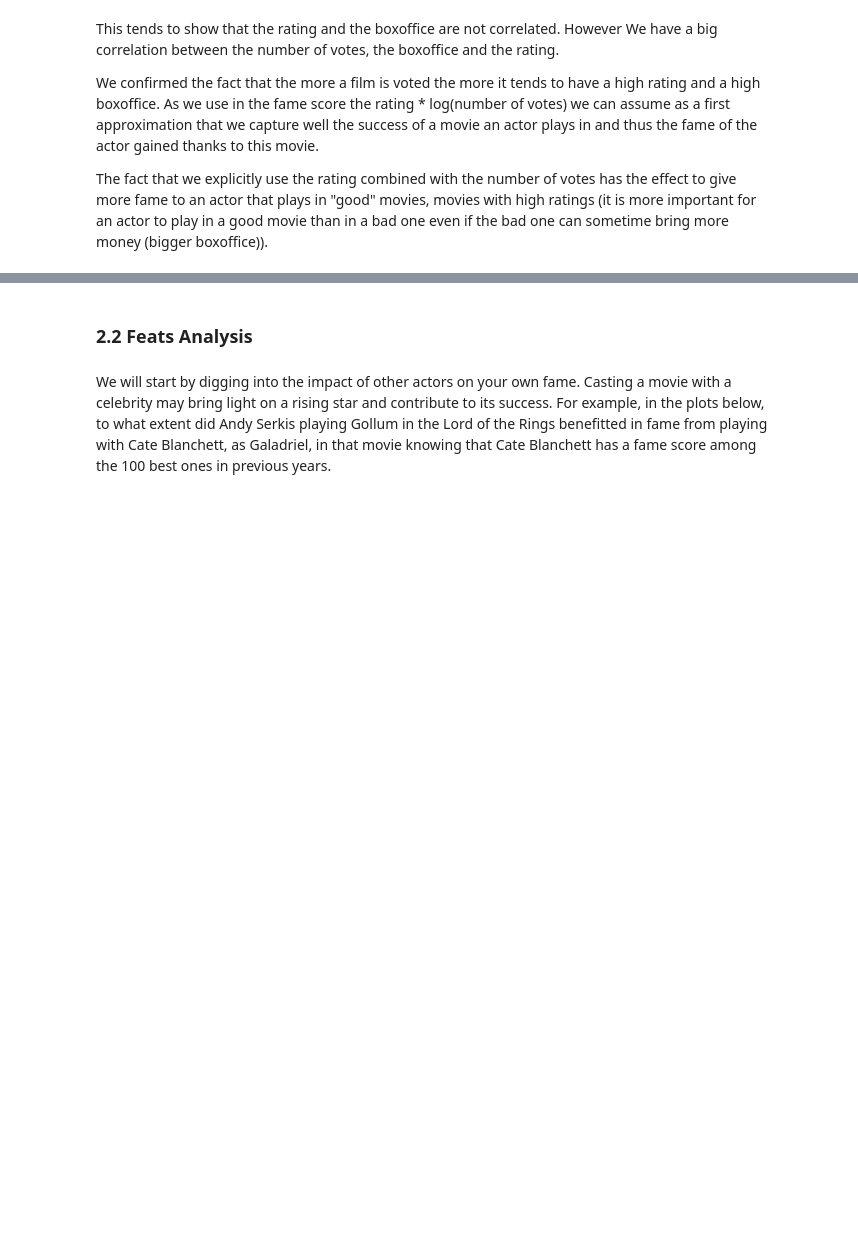
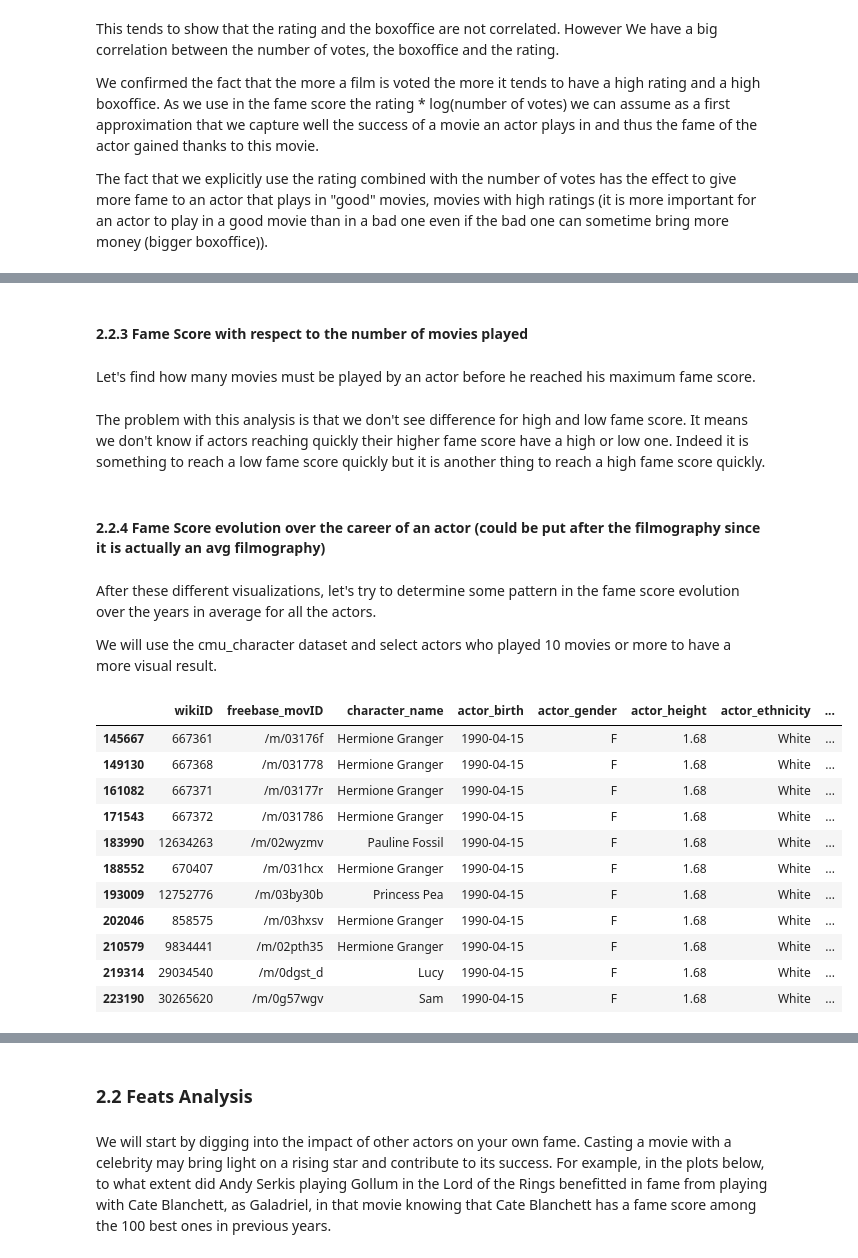
Before and after one commit to epfl-ada/ada-2023-project-lasempanadas, a Jupyter notebook: project_milestone_3.ipynb, the cells around one changed output, grey strips where cells are left out. Saved outputs shown, nothing was run; the diff lists cells and outputs as text; code cells hidden in the pictures; blank space fills up the shorter version.

```diff
--- a/project_milestone_3.ipynb
+++ b/project_milestone_3.ipynb
@@ -675,0 +866,4 @@ The fact that we explicitly use the rating combined with the number of votes has
+# %% [markdown]
+#### 2.2.3 Fame Score with respect to the number of movies played
+# %% [markdown]
+Let's find how many movies must be played by an actor before he reached his maximum fame score.
@@ -675,0 +917,2 @@ The fact that we explicitly use the rating combined with the number of votes has
+# %% [markdown]
+The problem with this analysis is that we don't see difference for high and low fame score. It means we don't know if actors reaching quickly their higher fame score have a high or low one. Indeed it is something to reach a low fame score quickly but it is another thing to reach a high fame score quickly.
@@ -675,0 +986,33 @@ The fact that we explicitly use the rating combined with the number of votes has
+# %% [markdown]
+#### 2.2.4 Fame Score evolution over the career of an actor (could be put after the filmography since it is actually an avg filmography)
+# %% [markdown]
+After these different visualizations, let's try to determine some pattern in the fame score evolution over the years in average for all the actors.
+
+We will use the cmu_character dataset and select actors who played 10 movies or more to have a more visual result.
+# %%
+# Convert 'release_date' to datetime
+cmu_character['release_date'] = pd.to_datetime(cmu_character['release_date'], errors='coerce', format='mixed')
+# Transform 'release_date' into 'release_year'
+cmu_character['release_year'] = cmu_character['release_date'].dt.year
+# Create a new column 'number_films' in cmu_character (use freebase_actorID instead of actor_name since there are actors with same name)
+cmu_character['number_films'] = cmu_character.groupby('freebase_actorID')['freebase_actorID'].transform('count')
+# Remove rows where actor_age_at_release is negative
+cmu_character = cmu_character[cmu_character['actor_age_at_release'] >= 0].copy()
+# Sort the values by year
+cmu_character = cmu_character.sort_values(by='release_year').reset_index(drop=True)
+
+# print the dataset for actor_name = 'Emma Watson'
+cmu_character[cmu_character['actor_name'] == 'Emma Watson']
+# %% [output]
+|  | wikiID | freebase_movID | character_name | actor_birth | actor_gender | actor_height | actor_ethnicity | ... |
+| 145667 | 667361 | /m/03176f | Hermione Granger | 1990-04-15 | F | 1.68 | White | ... |
+| 149130 | 667368 | /m/031778 | Hermione Granger | 1990-04-15 | F | 1.68 | White | ... |
+| 161082 | 667371 | /m/03177r | Hermione Granger | 1990-04-15 | F | 1.68 | White | ... |
+| 171543 | 667372 | /m/031786 | Hermione Granger | 1990-04-15 | F | 1.68 | White | ... |
+| 183990 | 12634263 | /m/02wyzmv | Pauline Fossil | 1990-04-15 | F | 1.68 | White | ... |
+| 188552 | 670407 | /m/031hcx | Hermione Granger | 1990-04-15 | F | 1.68 | White | ... |
+| 193009 | 12752776 | /m/03by30b | Princess Pea | 1990-04-15 | F | 1.68 | White | ... |
+| 202046 | 858575 | /m/03hxsv | Hermione Granger | 1990-04-15 | F | 1.68 | White | ... |
+| 210579 | 9834441 | /m/02pth35 | Hermione Granger | 1990-04-15 | F | 1.68 | White | ... |
+| 219314 | 29034540 | /m/0dgst_d | Lucy | 1990-04-15 | F | 1.68 | White | ... |
+| 223190 | 30265620 | /m/0g57wgv | Sam | 1990-04-15 | F | 1.68 | White | ... |
```
Also changed, not shown: parts of 32 cells of this notebook.
